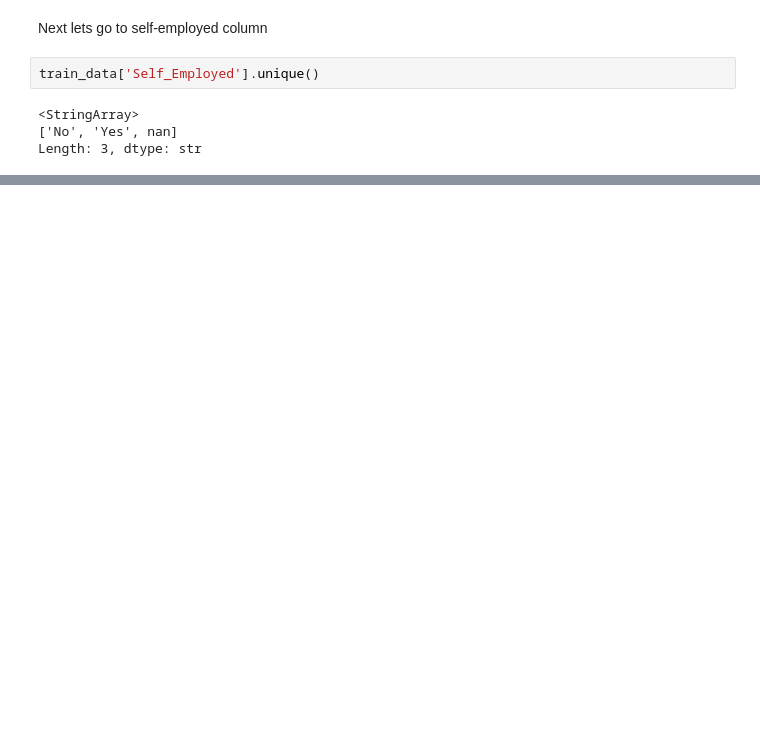
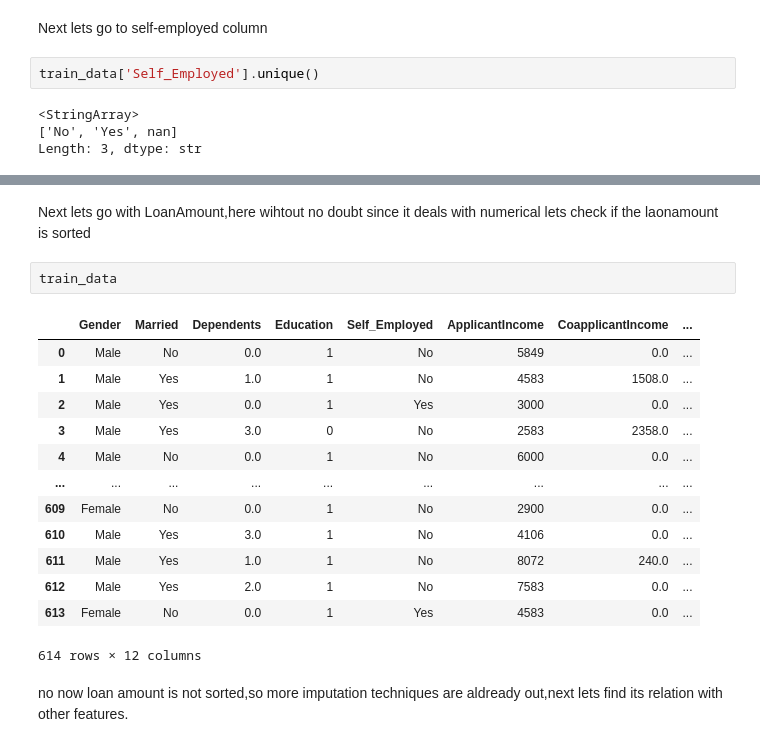
Before and after one commit to GITTY5678/Loan-predictor-, a Jupyter notebook: notebooks/eda.ipynb, the cells around one changed output, grey strips where cells are left out. Drawn from its saved outputs; the diff is of its cells as text; blank space fills up the shorter version.

```diff
--- a/notebooks/eda.ipynb
+++ b/notebooks/eda.ipynb
@@ -381,0 +413,20 @@ train_data.crosstab(train_data['Self_Employed'],train_data['Loan_Status'])
+# %% [markdown]
+Next lets go with LoanAmount,here wihtout no doubt since it deals with numerical lets check if the laonamount is sorted
+# %%
+train_data
+# %% [output]
+|  | Gender | Married | Dependents | Education | Self_Employed | ApplicantIncome | CoapplicantIncome | ... |
+| 0 | Male | No | 0.0 | 1 | No | 5849 | 0.0 | ... |
+| 1 | Male | Yes | 1.0 | 1 | No | 4583 | 1508.0 | ... |
+| 2 | Male | Yes | 0.0 | 1 | Yes | 3000 | 0.0 | ... |
+| 3 | Male | Yes | 3.0 | 0 | No | 2583 | 2358.0 | ... |
+| 4 | Male | No | 0.0 | 1 | No | 6000 | 0.0 | ... |
+| ... | ... | ... | ... | ... | ... | ... | ... | ... |
+| 609 | Female | No | 0.0 | 1 | No | 2900 | 0.0 | ... |
+| 610 | Male | Yes | 3.0 | 1 | No | 4106 | 0.0 | ... |
+| 611 | Male | Yes | 1.0 | 1 | No | 8072 | 240.0 | ... |
+| 612 | Male | Yes | 2.0 | 1 | No | 7583 | 0.0 | ... |
+| 613 | Female | No | 0.0 | 1 | Yes | 4583 | 0.0 | ... |
+614 rows × 12 columns
+# %% [markdown]
+no now loan amount is not sorted,so more imputation techniques are aldready out,next lets find its relation with other features.
```
Also changed, not shown: parts of 17 cells of this notebook.
